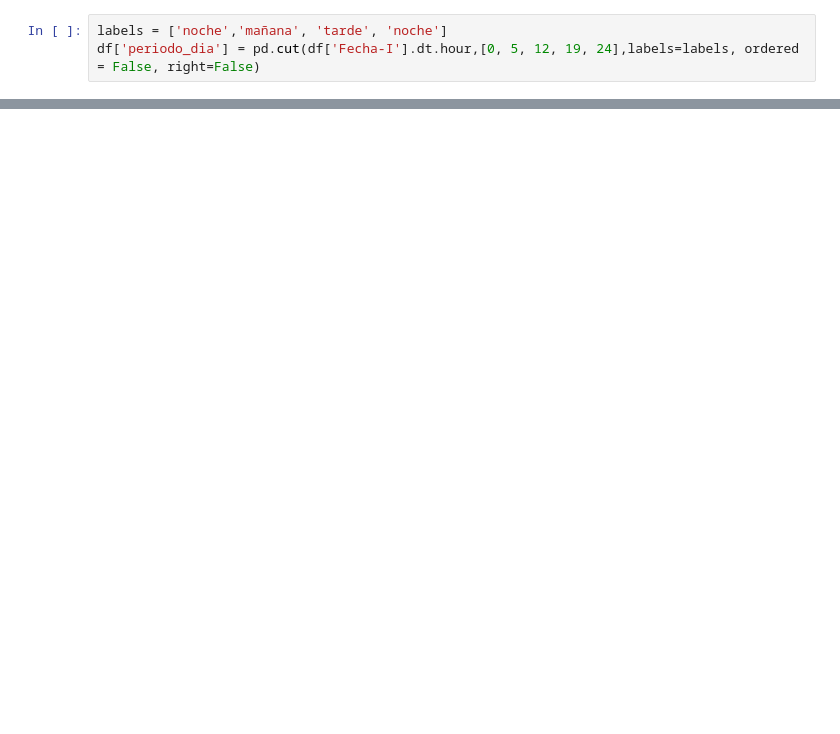
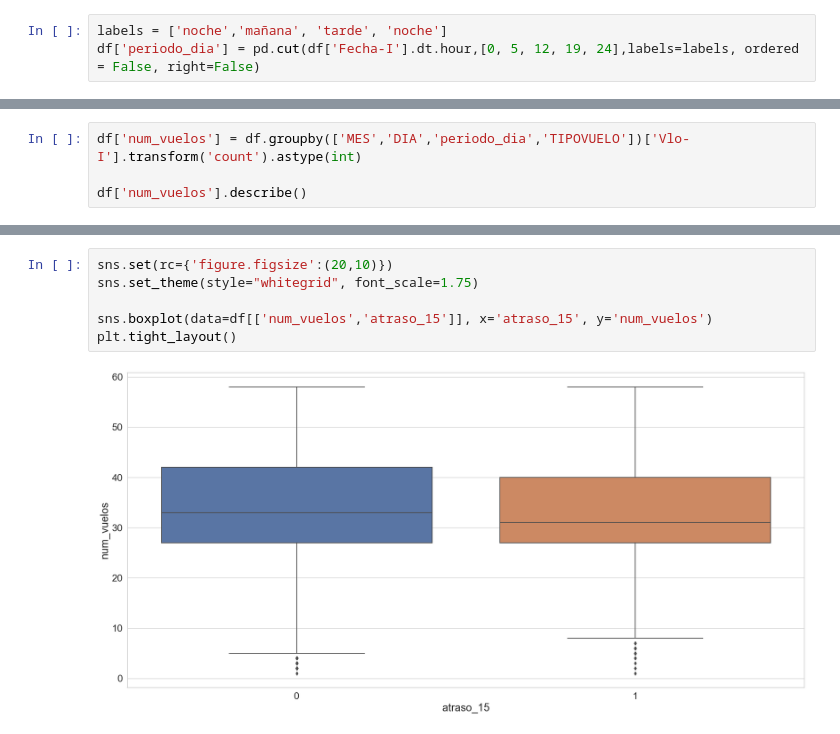
Before and after one commit to felipeuribe1/NeuralWorks-DS-Challenge, a Jupyter notebook: DS_Challenge_FUribe.ipynb, the cells around one changed output, grey strips where cells are left out. Cells and saved outputs as stored; diff of their text form; blank space fills up the shorter version.

```diff
--- a/DS_Challenge_FUribe.ipynb
+++ b/DS_Challenge_FUribe.ipynb
@@ -208,0 +355,4 @@ Index(['Fecha-I', 'Vlo-I', 'Ori-I', 'Des-I', 'Emp-I', 'Fecha-O', 'Vlo-O',
+# %%
+df['num_vuelos'] = df.groupby(['MES','DIA','periodo_dia','TIPOVUELO'])['Vlo-I'].transform('count').astype(int)
+
+df['num_vuelos'].describe()
@@ -209 +369,9 @@ Index(['Fecha-I', 'Vlo-I', 'Ori-I', 'Des-I', 'Emp-I', 'Fecha-O', 'Vlo-O',
+# %%
+sns.set(rc={'figure.figsize':(20,10)})
+sns.set_theme(style="whitegrid", font_scale=1.75)
+
+sns.boxplot(data=df[['num_vuelos','atraso_15']], x='atraso_15', y='num_vuelos')
+plt.tight_layout()
+# %% [output]
+[figure, added]
 # %%
```
Also changed, not shown: parts of 37 cells of this notebook, 1 other file.
